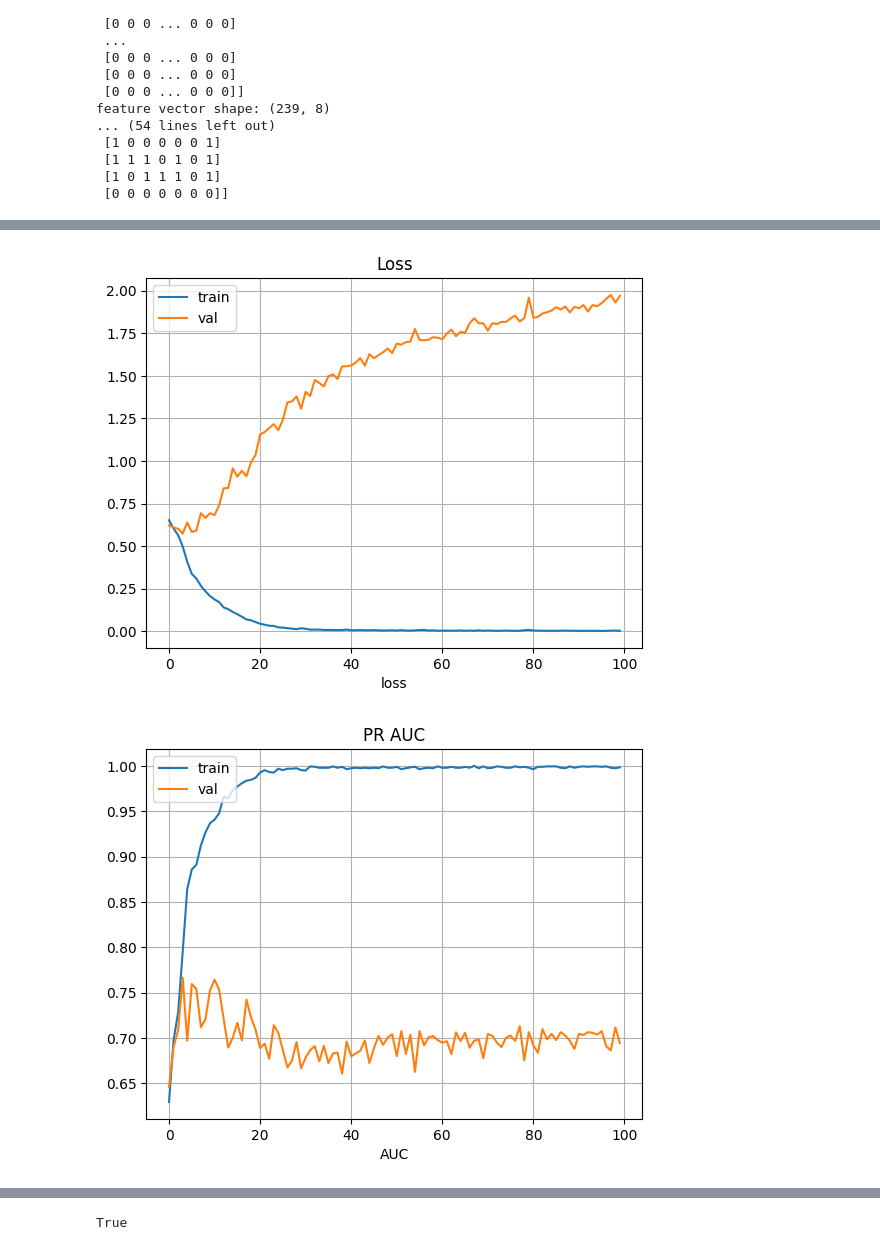
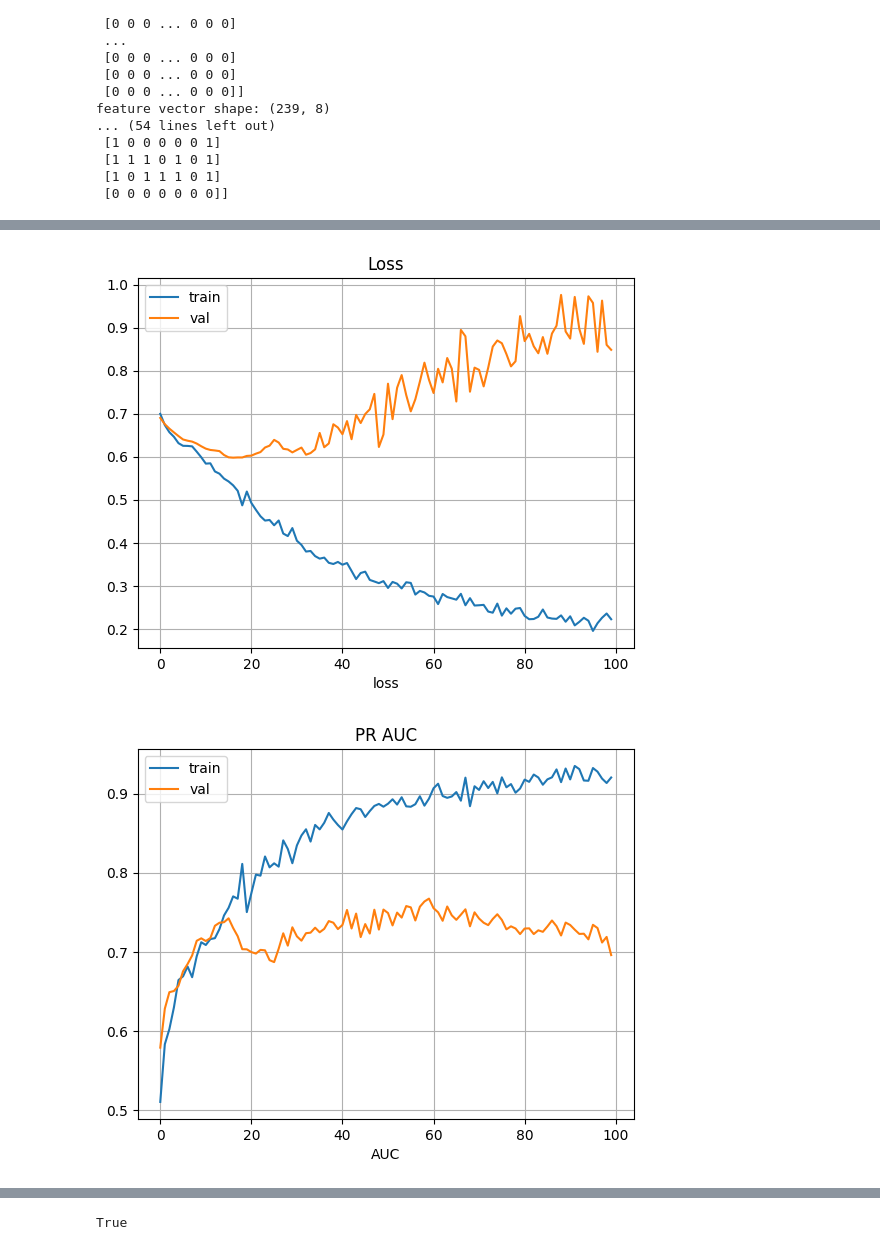
Before and after one commit to AshkanArabim/email-classifier, a Jupyter notebook: scripts_cues/cues_001.ipynb, the cells around one changed output, grey strips where cells are left out. Saved outputs shown, nothing was run; the diff lists cells and outputs as text; code cells hidden in the pictures.

```diff
--- a/scripts_cues/cues_001.ipynb
+++ b/scripts_cues/cues_001.ipynb
@@ -456,20 +474,15 @@ feature vector shape: (239, 8)
  [1 0 1 1 1 0 1]
  [0 0 0 0 0 0 0]]
 # %%
+### original GRU model ###
+
 # create datasets
-BATCH_SIZE = 8
+batch_size = 32
 
 # sorry for the ugly code
 [[train_email_titles, train_email_bodies, train_y],
 [valid_email_titles, valid_email_bodies, valid_y],
-[test_email_titles, test_email_bodies, test_y]] = train_valid_test_split([email_titles, email_bodies, email_types], 0.8, 0.1, BATCH_SIZE)
-
-lr_schedule = keras.optimizers.schedules.ExponentialDecay(
-    0.001,
-    decay_steps = 20,
-    decay_rate = 0.9,
-    staircase = False,
-)
+[test_email_titles, test_email_bodies, test_y]] = train_valid_test_split([email_titles, email_bodies, email_types], 0.8, 0.1, 32)
 
 # create model
 def build_model(subject_length, body_length, embedding, num_factors):
@@ -495,11 +508,9 @@ def build_model(subject_length, body_length, embedding, num_factors):
 
     # stitch them together...
     x = layers.Concatenate()([x_subj, x_body])
-    # x = layers.Dropout(0.5)(x)
-    x = layers.Dense(128, activation = 'relu')(x)
-    # x = layers.Dropout(0.5)(x)
-    # x = layers.Dense(32, activation = 'relu')(x)
-    # x = layers.Dropout(0.5)(x)
+    x = layers.Dropout(0.5)(x)
+    x = layers.Dense(64, activation = 'relu')(x)
+    x = layers.Dropout(0.5)(x)
     x = layers.Dense(num_factors)(x) # from logits true will automatically add the sigmoid
 
     model = keras.models.Model(
@@ -509,10 +520,7 @@ def build_model(subject_length, body_length, embedding, num_factors):
 
     model.compile(
         loss=keras.losses.BinaryCrossentropy(from_logits = True),
-        optimizer=keras.optimizers.Adam(
-            # learning_rate = lr_schedule,
-            learning_rate = 0.001,
-        ),
+        optimizer=keras.optimizers.Adam(learning_rate=0.001),
         metrics=[
             'acc',
             # pr curve area - should help with imbalanced data
@@ -541,7 +549,7 @@ multilabel_model = train_and_evaluate(
     test_ds = ([test_email_titles, test_email_bodies], test_y),
     valid_ds = ([valid_email_titles, valid_email_bodies], valid_y),
     epochs = 100,
-    batch_size = BATCH_SIZE,
+    batch_size = 32,
 )
 # %% [output]
 <class 'list'> 3
@@ -565,2 +573,2 @@ Epoch 100/100
-[figure, old version]
+[figure, new version]
-[figure, old version]
+[figure, new version]
```
Also changed, not shown: parts of 4 cells of this notebook, 3 other files.
